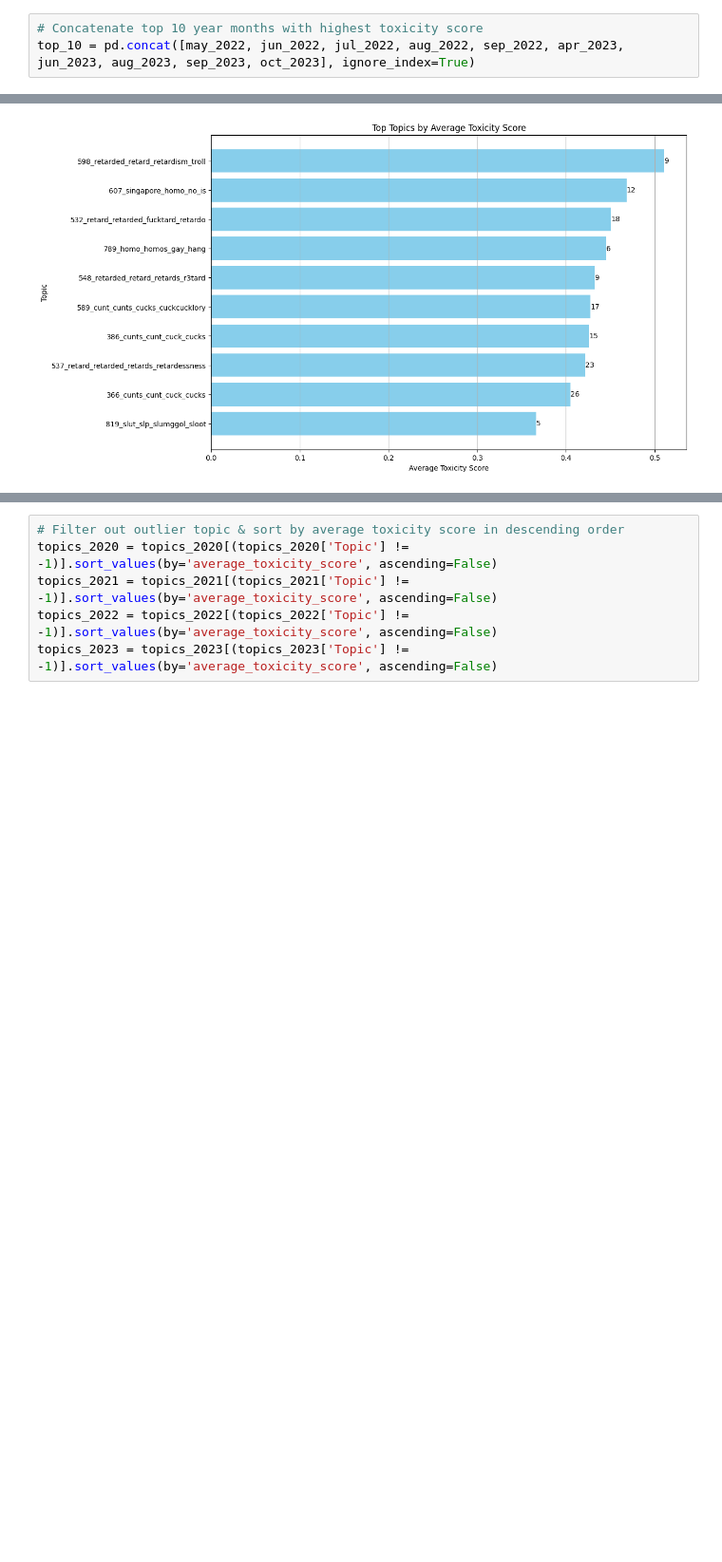
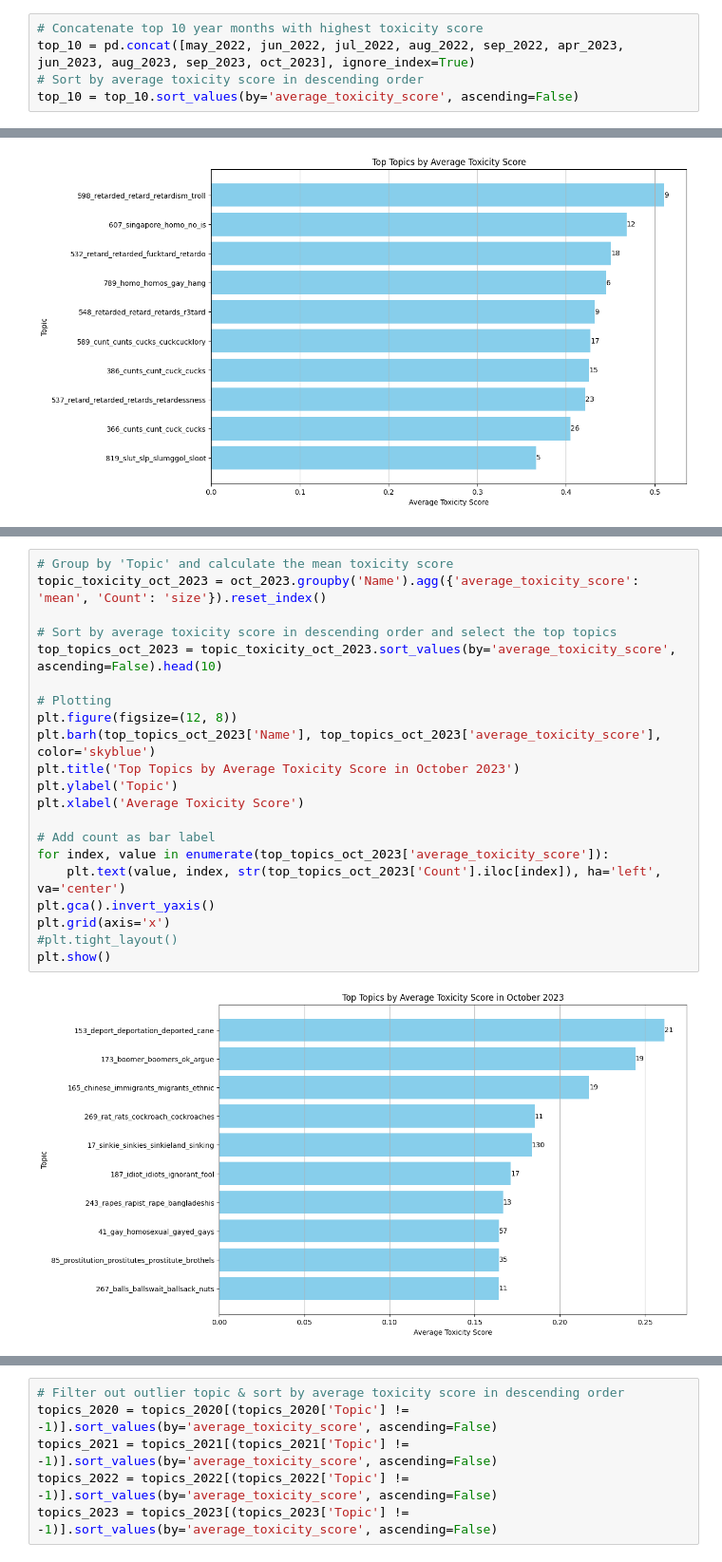
Before and after one commit to yangshutingg/dsa4264, a Jupyter notebook: src/trend_analysis.ipynb, the cells around one changed output, grey strips where cells are left out. Shown at 95% size. Cells and saved outputs as stored; diff of their text form; blank space fills up the shorter version.

Commit message:
add top 3 highest toxicity score year months

```diff
--- a/src/trend_analysis.ipynb
+++ b/src/trend_analysis.ipynb
@@ -72,6 +72,8 @@ oct_2023 = topics_2023[(topics_2023['yearmonth'] == '2023-10') & (topics_2023['T
 # %%
 # Concatenate top 10 year months with highest toxicity score
 top_10 = pd.concat([may_2022, jun_2022, jul_2022, aug_2022, sep_2022, apr_2023, jun_2023, aug_2023, sep_2023, oct_2023], ignore_index=True)
+# Sort by average toxicity score in descending order
+top_10 = top_10.sort_values(by='average_toxicity_score', ascending=False)
 # %%
 # Group by 'Title' and calculate the mean toxicity score
 title_toxicity = top_10.groupby('title').agg({'average_toxicity_score': 'mean', 'Count': 'size'}).reset_index()
@@ -111,0 +129,23 @@ plt.show()
+# %%
+# Group by 'Topic' and calculate the mean toxicity score
+topic_toxicity_oct_2023 = oct_2023.groupby('Name').agg({'average_toxicity_score': 'mean', 'Count': 'size'}).reset_index()
+
+# Sort by average toxicity score in descending order and select the top topics
+top_topics_oct_2023 = topic_toxicity_oct_2023.sort_values(by='average_toxicity_score', ascending=False).head(10)
+
+# Plotting
+plt.figure(figsize=(12, 8))
+plt.barh(top_topics_oct_2023['Name'], top_topics_oct_2023['average_toxicity_score'], color='skyblue')
+plt.title('Top Topics by Average Toxicity Score in October 2023')
+plt.ylabel('Topic')
+plt.xlabel('Average Toxicity Score')
+
+# Add count as bar label
+for index, value in enumerate(top_topics_oct_2023['average_toxicity_score']):
+    plt.text(value, index, str(top_topics_oct_2023['Count'].iloc[index]), ha='left', va='center')
+plt.gca().invert_yaxis()
+plt.grid(axis='x')
+#plt.tight_layout()
+plt.show()
+# %% [output]
+[figure, added]
```
Also changed, not shown: parts of 13 cells of this notebook.
